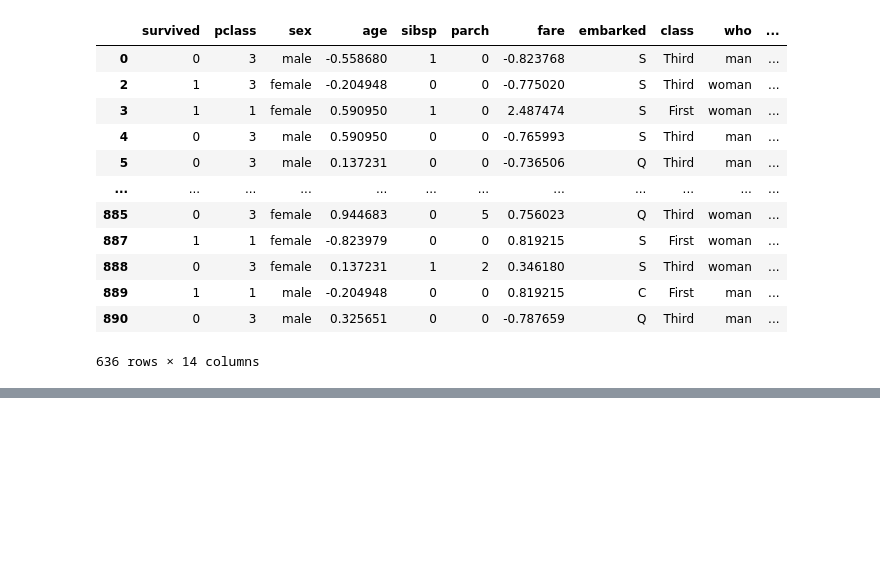
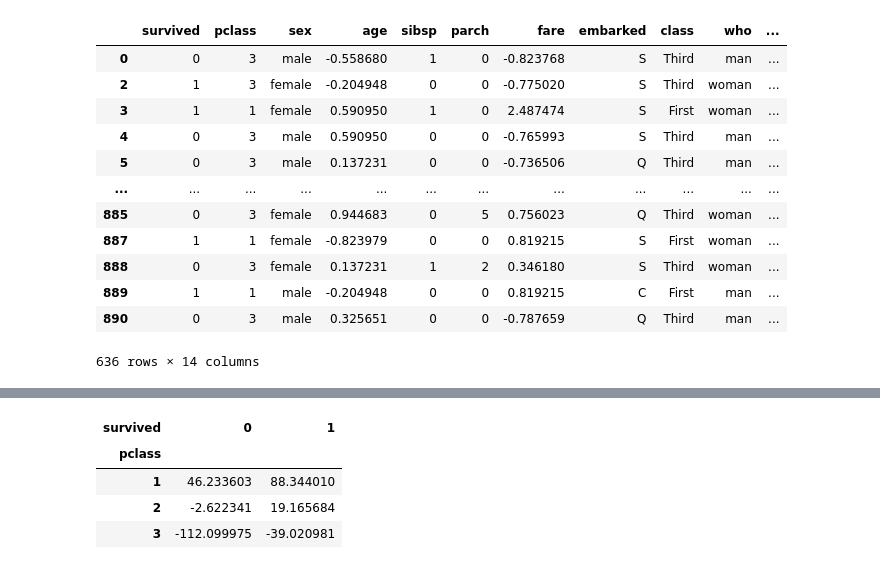
Before and after one commit to akm93245/python_revision, a Jupyter notebook: rev15.ipynb, the cells around one changed output, grey strips where cells are left out. Saved outputs shown, nothing was run; the diff lists cells and outputs as text; code cells hidden in the pictures; blank space fills up the shorter version.

```diff
--- a/rev15.ipynb
+++ b/rev15.ipynb
@@ -318,0 +398,8 @@ df.describe()
+# %%
+table
+# %% [output]
+| survived | 0 | 1 |
+| pclass |  |  |
+| 1 | 46.233603 | 88.344010 |
+| 2 | -2.622341 | 19.165684 |
+| 3 | -112.099975 | -39.020981 |
```
Also changed, not shown: parts of 12 cells of this notebook, 1 other file.
